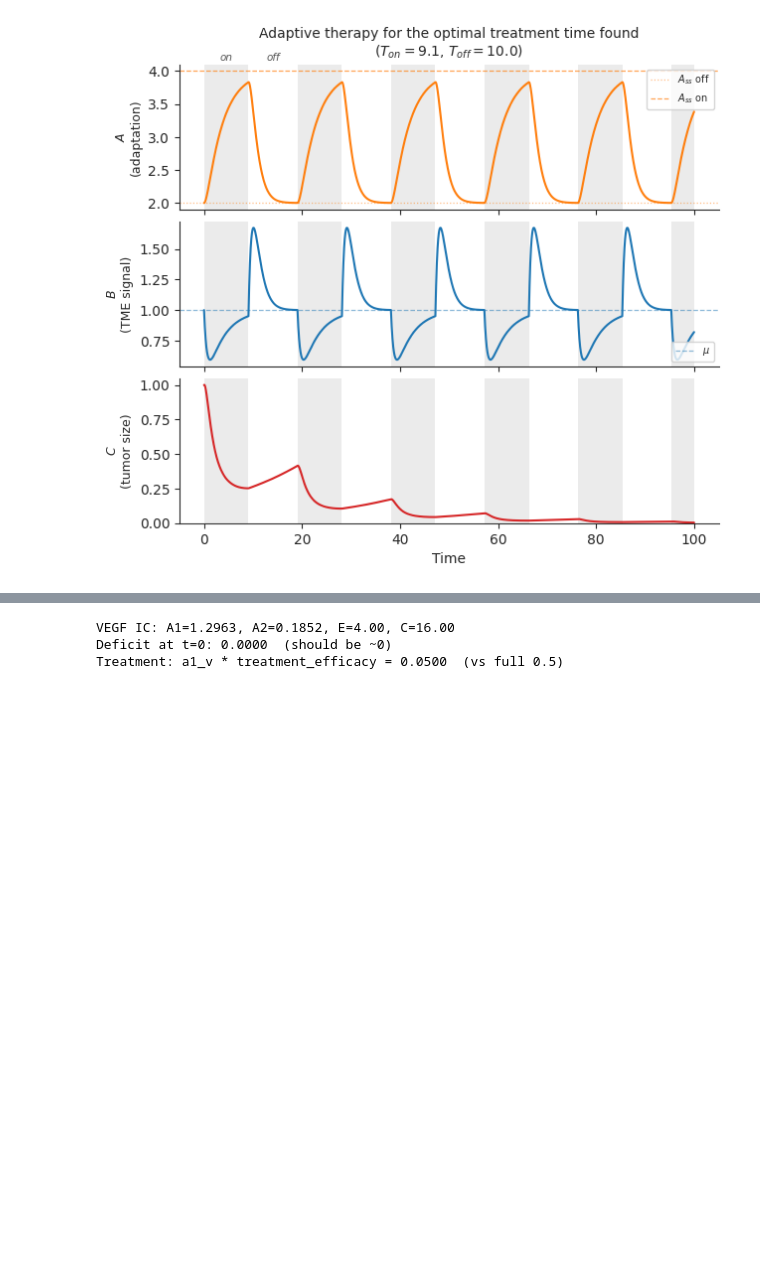
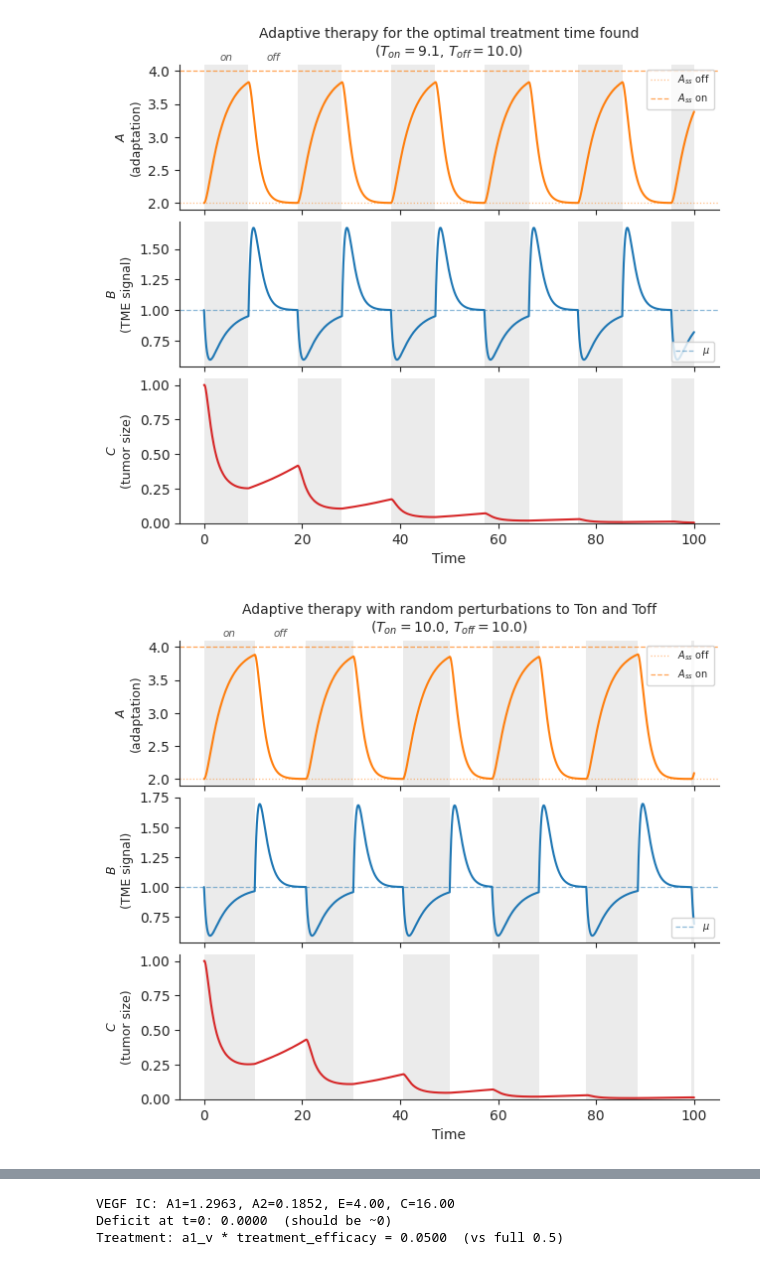
Before and after one commit to Liamir/autodiff-control, a Jupyter notebook: notebooks/amir-figure4.ipynb, the cells around one changed output, grey strips where cells are left out. Drawn from its saved outputs; the diff is of its cells as text; code cells hidden in the pictures; blank space fills up the shorter version.

```diff
--- a/notebooks/amir-figure4.ipynb
+++ b/notebooks/amir-figure4.ipynb
@@ -639,3 +639,93 @@ plt.tight_layout()
 plt.show()
 # %% [output]
 [figure]
+# %%
+# D' version with perturbations to Ton and Toff to show robustness
+
+T_horizon = 100.0
+Ton_D  = 10.0
+Toff_D = 10.0
+noise_level = 1.0
+
+t_all, A_all, B_all, C_all = [], [], [], []
+on_spans = []
+y_cur = [A_ss, B_ss, 1.0]
+t_cur = 0.0
+
+while t_cur < T_horizon:
+    # ON phase
+    # add noise to Ton
+    Ton_D_noised = Ton_D + np.random.normal(0, noise_level)
+    t_on = min(Ton_D_noised, T_horizon - t_cur)
+    t_seg = np.linspace(0, t_on, 400)
+    s_on = odeint(lambda y, t: abc_rhs(t, y, b1_on), y_cur, t_seg)
+    on_spans.append((t_cur, t_cur + t_on))
+    t_all.append(t_cur + t_seg)
+    A_all.append(s_on[:, 0]); B_all.append(s_on[:, 1]); C_all.append(s_on[:, 2])
+    t_cur += t_on; y_cur = s_on[-1]
+    if t_cur >= T_horizon:
+        break
+    # OFF phase
+    # add noise to Toff
+    Toff_D_noised = Toff_D + np.random.normal(0, noise_level)
+    t_off = min(Toff_D_noised, T_horizon - t_cur)
+    t_seg = np.linspace(0, t_off, 400)
+    s_off = odeint(lambda y, t: abc_rhs(t, y, b1), y_cur, t_seg)
+    t_all.append(t_cur + t_seg)
+    A_all.append(s_off[:, 0]); B_all.append(s_off[:, 1]); C_all.append(s_off[:, 2])
+    t_cur += t_off; y_cur = s_off[-1]
+
+t_cyc = np.concatenate(t_all)
+A_cyc = np.concatenate(A_all)
+B_cyc = np.concatenate(B_all)
+C_cyc = np.concatenate(C_all)
+
+# ── Plot ──────────────────────────────────────────────────────────────
+fig_D, axes_D = plt.subplots(3, 1, figsize=(7, 6), sharex=True,
+                              gridspec_kw={'hspace': 0.08})
+
+for t_start, t_end in on_spans:
+    for ax in axes_D:
+        ax.axvspan(t_start, t_end, color='lightgray', alpha=0.45, lw=0, zorder=0)
+
+for ax in axes_D:
+    clean_ax(ax)
+
+axes_D[0].plot(t_cyc, A_cyc, color='C1', lw=1.5)
+axes_D[0].axhline(A_ss,    color='C1', ls=':',  lw=0.9, alpha=0.5, label=f'$A_{{ss}}$ off')
+axes_D[0].axhline(A_ss_on, color='C1', ls='--', lw=0.9, alpha=0.7, label=f'$A_{{ss}}$ on')
+axes_D[0].set_ylabel('$A$\n(adaptation)', fontsize=9)
+axes_D[0].legend(fontsize=7, loc='upper right')
+
+axes_D[1].plot(t_cyc, B_cyc, color='C0', lw=1.5)
+axes_D[1].axhline(mu, color='C0', ls='--', lw=0.9, alpha=0.5, label=r'$\mu$')
+axes_D[1].set_ylabel('$B$\n(TME signal)', fontsize=9)
+axes_D[1].legend(fontsize=7, loc='lower right')
+
+axes_D[2].plot(t_cyc, C_cyc, color='C3', lw=1.5)
+axes_D[2].set_ylabel('$C$\n(tumor size)', fontsize=9)
+axes_D[2].set_xlabel('Time', fontsize=10)
+axes_D[2].set_ylim(bottom=0)
+
+# Annotate on/off
+trans = axes_D[0].get_xaxis_transform()
+kw_lbl = dict(ha='center', va='bottom', fontsize=7.5, color='#555555',
+              fontstyle='italic', transform=trans)
+
+if on_spans:
+    t0_on, t1_on = on_spans[0]
+    axes_D[0].text((t0_on + t1_on) / 2, 1.01, 'on', **kw_lbl)
+    if len(on_spans) > 1:
+        t_off_start = t1_on
+        t_off_end   = on_spans[1][0]
+        axes_D[0].text((t_off_start + t_off_end) / 2, 1.01, 'off', **kw_lbl)
+
+axes_D[0].set_title(
+    f'Adaptive therapy with random perturbations to Ton and Toff\n'
+    rf'($T_{{on}}={Ton_D:.1f}$, $T_{{off}}={Toff_D:.1f}$)',
+    fontsize=10)
+
+plt.tight_layout()
+plt.show()
+# %% [output]
+[figure, added]
```
Also changed, not shown: parts of 2 cells of this notebook, 9 other files.
